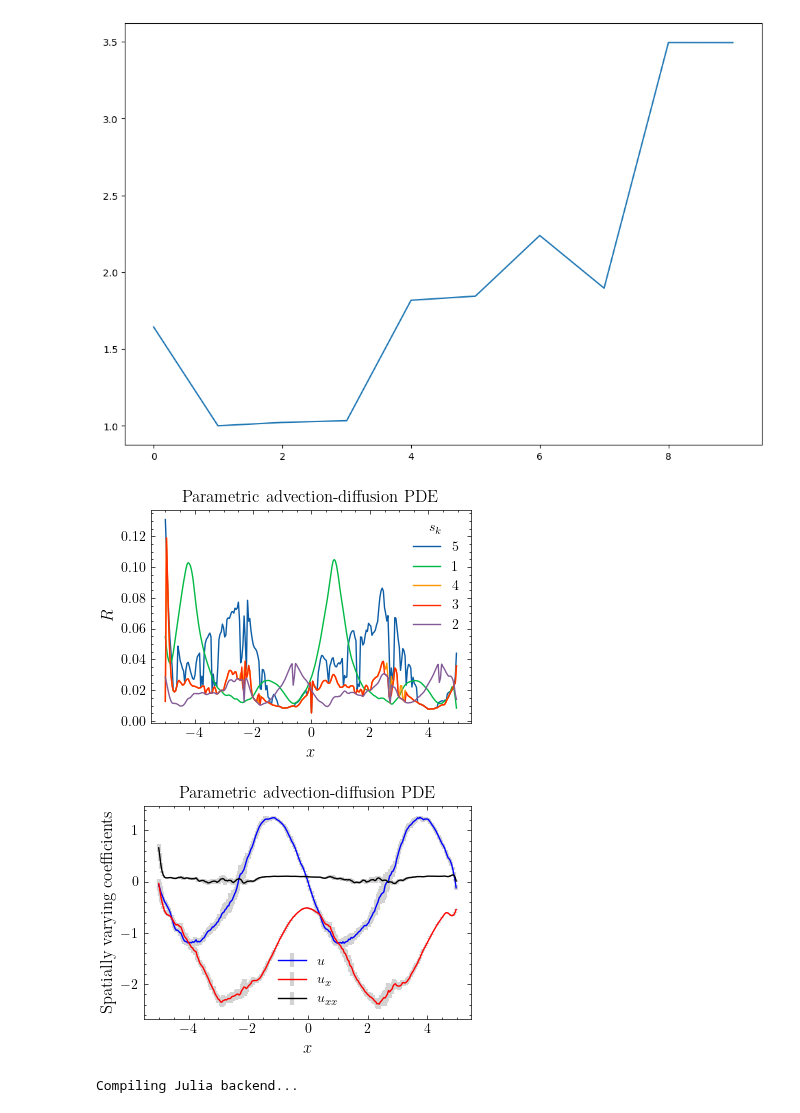
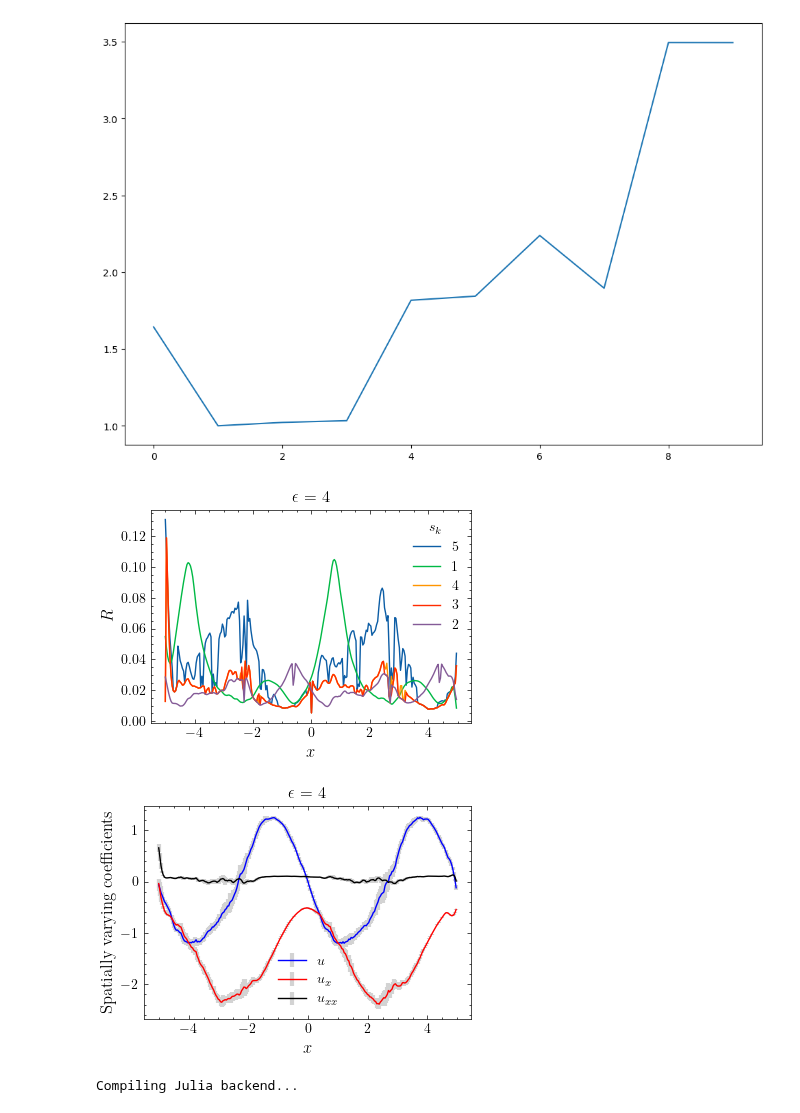
Before and after one commit to Pongpisit-Thanasutives/parametric-discovery, a Jupyter notebook: Spatial_Advection_Diffusion_WeakLib_PySR.ipynb, the cells around one changed output. Saved outputs shown, nothing was run; the diff lists cells and outputs as text; code cells hidden in the pictures.

```diff
--- a/Spatial_Advection_Diffusion_WeakLib_PySR.ipynb
+++ b/Spatial_Advection_Diffusion_WeakLib_PySR.ipynb
@@ -349,18 +349,18 @@ plt.plot(ard_cvs)
 # %%
 fs = 12
 with plt.style.context('science'):
     fig, ax = plt.subplots(figsize=(4, 3))
     for i in np.argsort(ard_cvs)[:5][::-1]:
         ax.plot(x, ard_uncerts[i], label=f'{str(i+1)}')
     ax.set_ylabel("$R$", fontsize=fs)
     ax.set_xlabel("$x$", fontsize=fs)
-    ax.set_title("Parametric advection-diffusion PDE")
+    ax.set_title(f"$\epsilon$ = {noise_lv}", fontsize=fs)
     ax.legend(title="$s_{k}$")
     fig.tight_layout()
-    # plt.savefig(f"/Users/pongpisit/Documents/latex/UBIC-ACML/figures/ad_r_noise{noise_lv}.pdf")
+    plt.savefig(f"/Users/pongpisit/Documents/latex/UBIC-ACML/figures/ad_r_noise{noise_lv}.pdf")
     plt.show()
 # %% [output]
-[figure, old version]
+[figure, new version]
 # %%
 with plt.style.context('science'):
     fig, ax = plt.subplots(figsize=(4, 3))
@@ -372,13 +372,13 @@ with plt.style.context('science'):
                  fmt='-', color='black', ecolor='lightgray', elinewidth=3, capsize=0, label="$u_{xx}$")
     ax.set_xlabel("$x$", fontsize=fs)
     ax.set_ylabel('Spatially varying coefficients', fontsize=fs)
-    ax.set_title("Parametric advection-diffusion PDE")
+    ax.set_title(f"$\epsilon$ = {noise_lv}", fontsize=fs)
     ax.legend()
     fig.tight_layout()
-    # plt.savefig(f"/Users/pongpisit/Documents/latex/UBIC-ACML/figures/ad_ci_noise{noise_lv}.pdf")
+    plt.savefig(f"/Users/pongpisit/Documents/latex/UBIC-ACML/figures/ad_ci_noise{noise_lv}.pdf")
     plt.show()
 # %% [output]
-[figure, old version]
+[figure, new version]
 # %%
 f_u, f_u_x, f_u_xx = linear_fit_grouped_data((Theta_grouped, Ut_grouped), considered_indices=candidates[2])
 # %%
```
Also changed, not shown: 2 other files.
